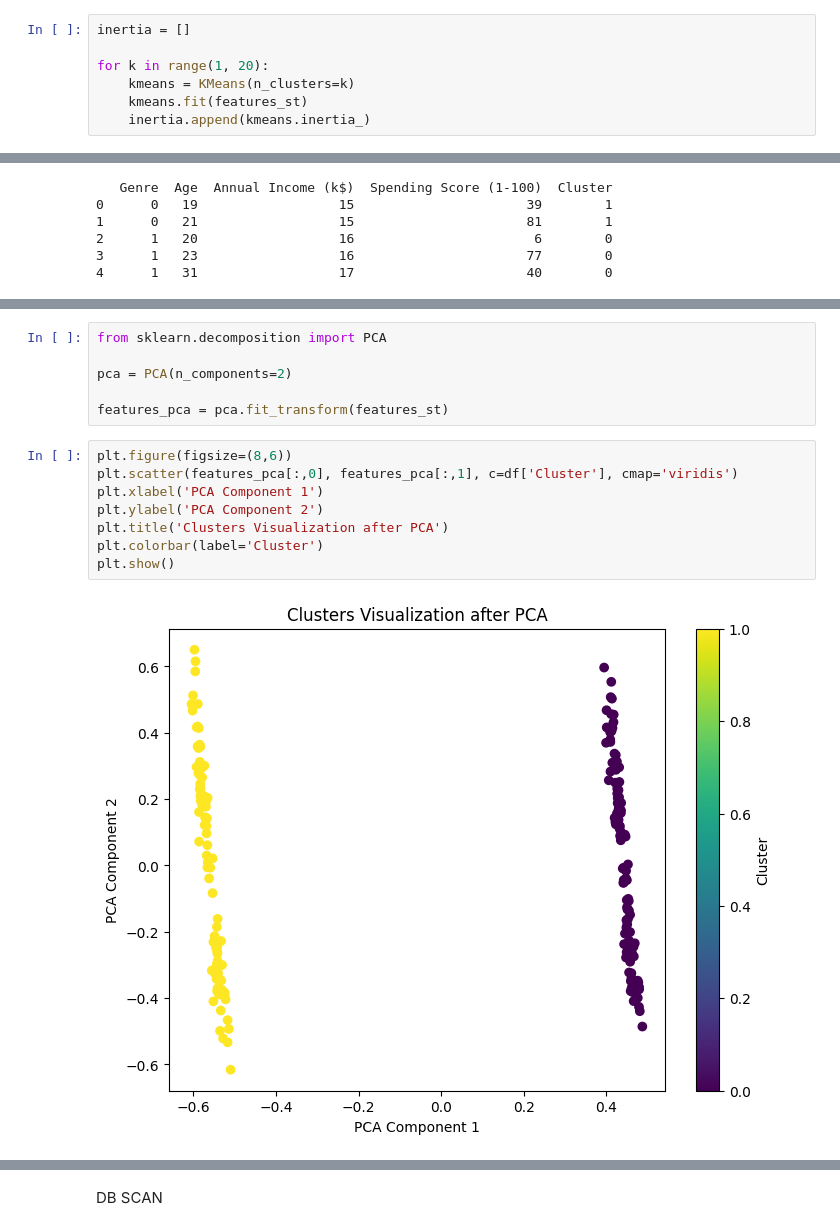
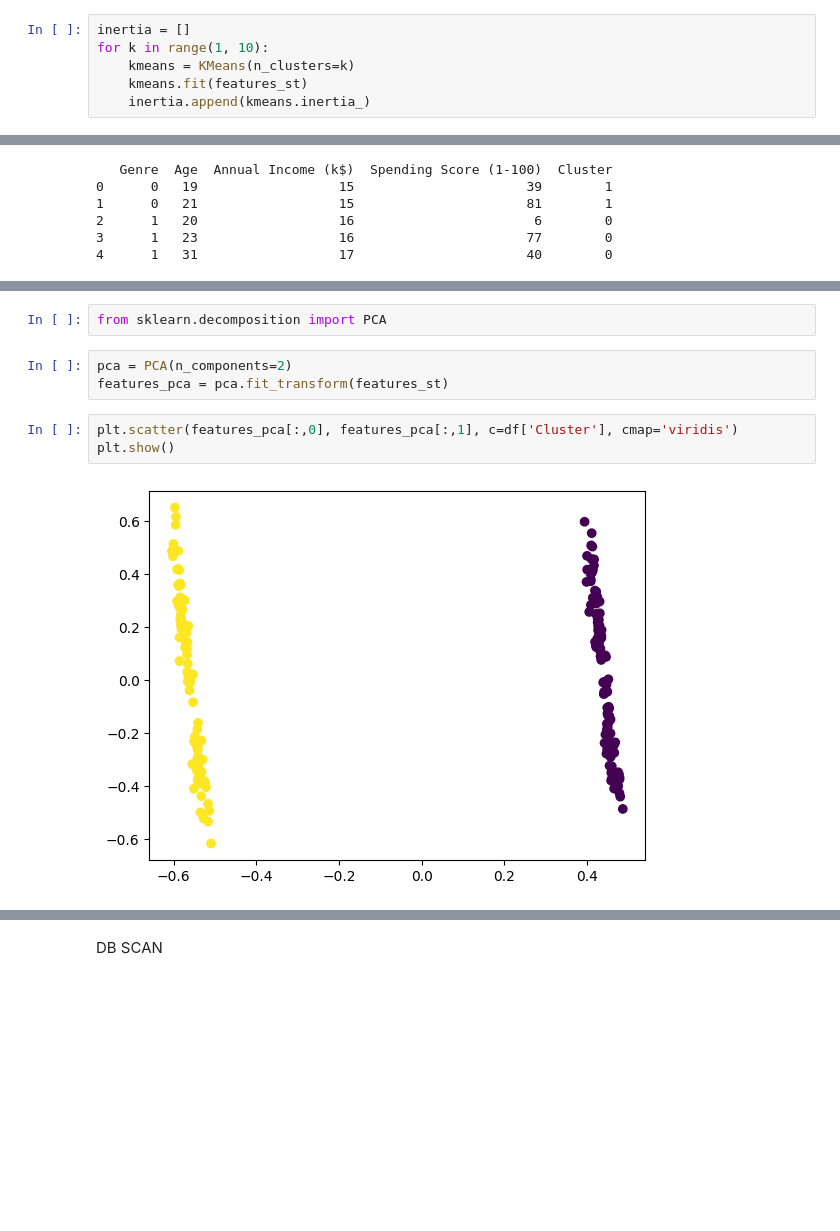
Before and after one commit to SinaShakoori/Customer-Segmentation-with-Clustering, a Jupyter notebook: main.ipynb, the cells around one changed output, grey strips where cells are left out. Drawn from its saved outputs; the diff is of its cells as text; blank space fills up the shorter version.

```diff
--- a/main.ipynb
+++ b/main.ipynb
@@ -65,8 +65,7 @@ import matplotlib.pyplot as plt
 ELBOW POINT
 # %%
 inertia = []
-
-for k in range(1, 20):
+for k in range(1, 10):
     kmeans = KMeans(n_clusters=k)
     kmeans.fit(features_st)
     inertia.append(kmeans.inertia_)
@@ -137,17 +118,11 @@ plt.show()
+# %%
+from sklearn.decomposition import PCA
 # %%
-from sklearn.decomposition import PCA
-
 pca = PCA(n_components=2)
-
 features_pca = pca.fit_transform(features_st)
 # %%
-plt.figure(figsize=(8,6))
 plt.scatter(features_pca[:,0], features_pca[:,1], c=df['Cluster'], cmap='viridis')
-plt.xlabel('PCA Component 1')
-plt.ylabel('PCA Component 2')
-plt.title('Clusters Visualization after PCA')
-plt.colorbar(label='Cluster')
 plt.show()
 # %% [output]
-[figure, old version]
+[figure, new version]
 # %%
```
Also changed, not shown: parts of 18 cells of this notebook.
